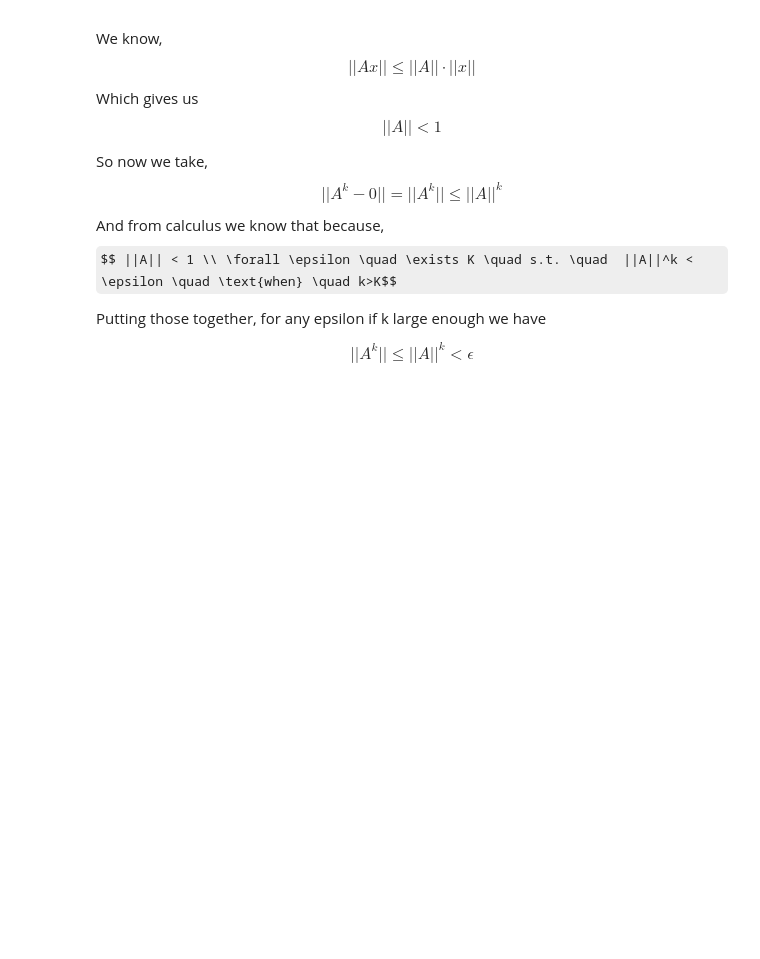
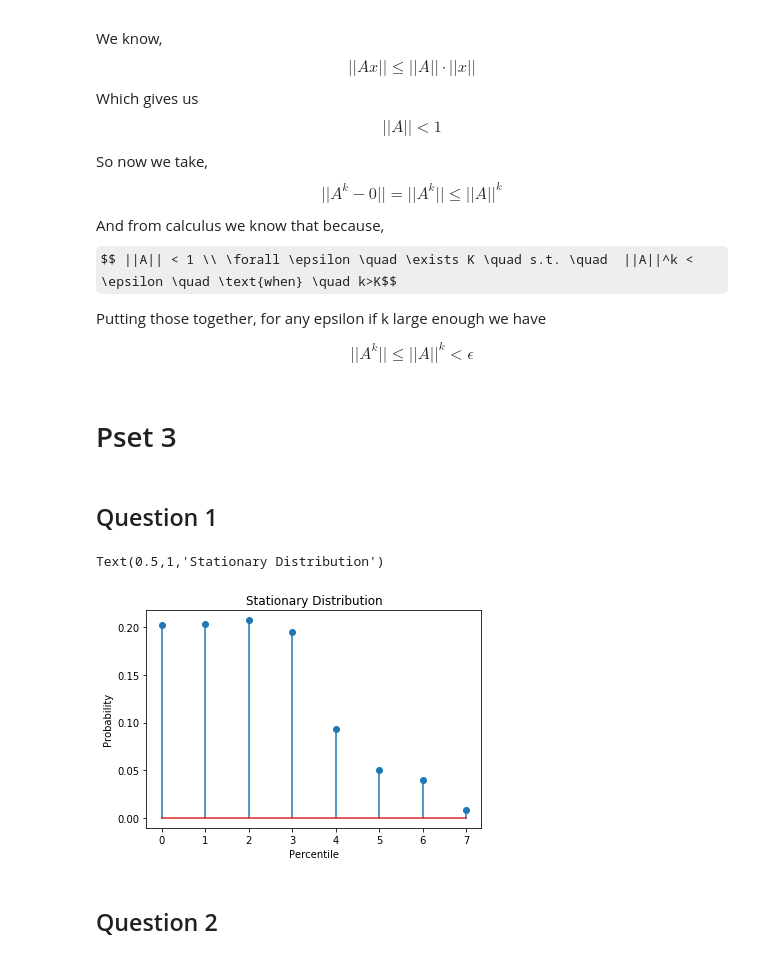
Before and after one commit to Alexander-Weinberg/BootCamp2018, a Jupyter notebook: ProbSets/Econ/ProbSet2/econ_ps2.ipynb, the cells around one changed output. Cells and saved outputs as stored; diff of their text form; code cells hidden in the pictures; some formulas as TeX source; blank space fills up the shorter version.

Commit message:
finished econ pset

```diff
--- a/ProbSets/Econ/ProbSet2/econ_ps2.ipynb
+++ b/ProbSets/Econ/ProbSet2/econ_ps2.ipynb
@@ -236,3 +244,30 @@ And from calculus we know that because, $$ ||A|| < 1 \\ \forall \epsilon \quad \
 Putting those together, for any epsilon if k large enough we have
 
 $$||A^k|| \leq ||A||^k < \epsilon$$
+# %% [markdown]
+# Pset 3
+# %% [markdown]
+## Question 1
+# %%
+P = [[0.222, 0.222, 0.215, 0.187, 0.081, 0.038, 0.029, 0.006],
+     [0.221, 0.220, 0.215, 0.188, 0.082, 0.039, 0.029, 0.006],
+     [0.207, 0.209, 0.210, 0.194, 0.090, 0.046, 0.036, 0.008],
+     [0.198, 0.201, 0.207, 0.198, 0.095, 0.052, 0.040, 0.009],
+     [0.175, 0.178, 0.197, 0.207, 0.110, 0.067, 0.054, 0.012],
+     [0.182, 0.184, 0.200, 0.205, 0.106, 0.062, 0.050, 0.011],
+     [0.123, 0.125, 0.166, 0.216, 0.141, 0.114, 0.094, 0.021],
+     [0.084, 0.084, 0.142, 0.228, 0.170, 0.143, 0.121, 0.028]]
+
+markov = qe.markov.core.MarkovChain(P)
+# %%
+stationaryD = qe.markov.core.mc_compute_stationary(markov.P)
+# %%
+plt.stem(stationaryD[0])
+plt.xlabel('Percentile')
+plt.ylabel('Probability')
+plt.title('Stationary Distribution')
+# %% [output]
+Text(0.5,1,'Stationary Distribution')
+[figure, added]
+# %% [markdown]
+## Question 2
```
Also changed, not shown: parts of 11 cells of this notebook.
